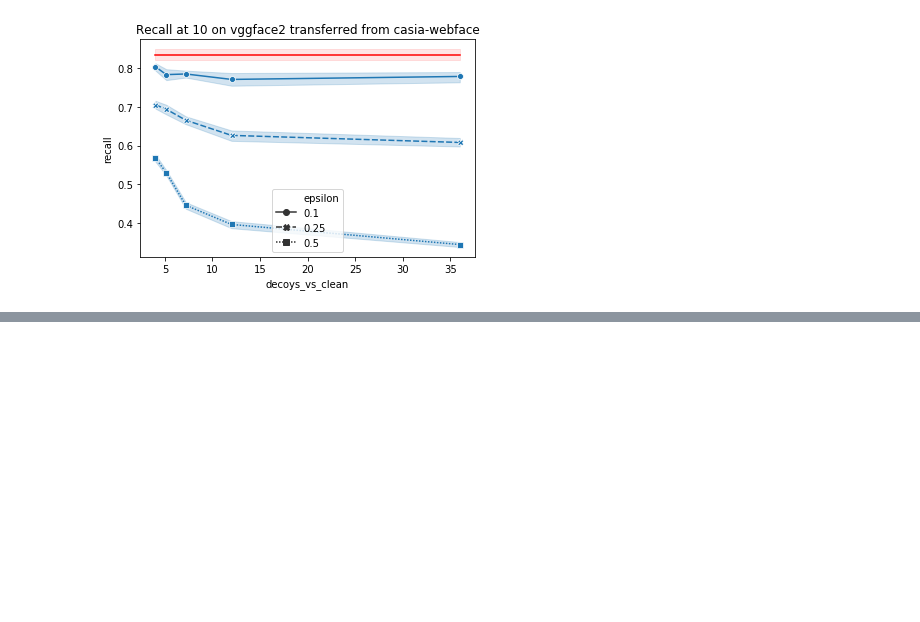
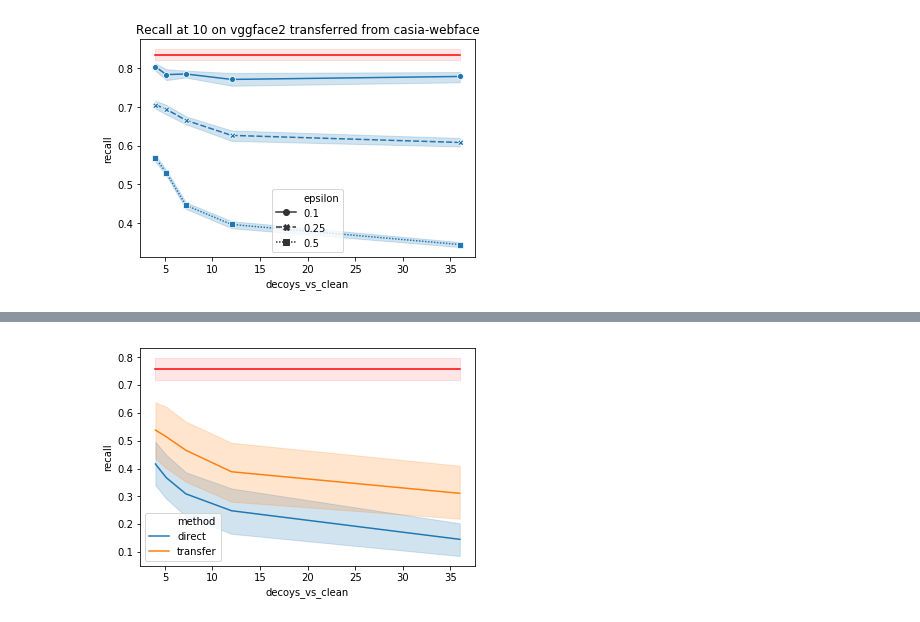
Before and after one commit to psturmfels/adversarial_faces, a Jupyter notebook: notebooks/Draw_Recall.ipynb, the cells around one changed output, grey strips where cells are left out. Saved outputs shown, nothing was run; the diff lists cells and outputs as text; code cells hidden in the pictures; blank space fills up the shorter version.

```diff
--- a/notebooks/Draw_Recall.ipynb
+++ b/notebooks/Draw_Recall.ipynb
@@ -208,0 +286,4 @@ draw_results(
+# %%
+draw_transfer(0.5, k=1)
+# %% [output]
+[figure, added]
```
Also changed, not shown: parts of 15 cells of this notebook, 6 other files.
